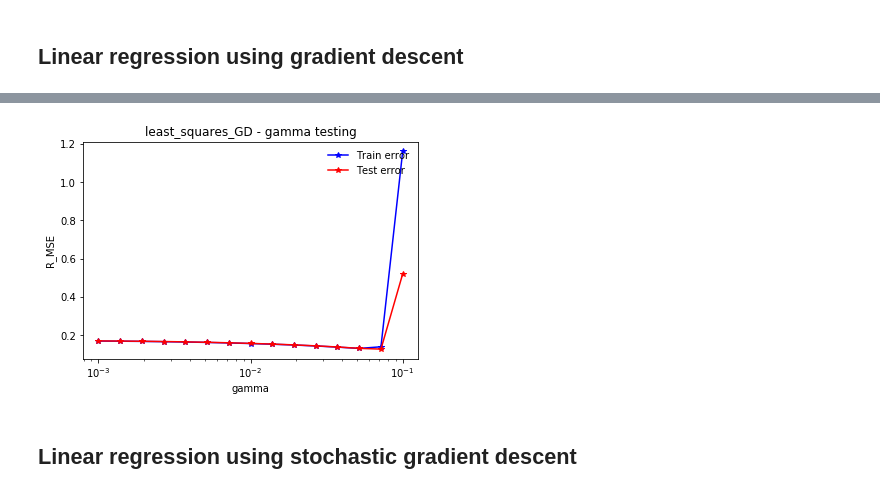
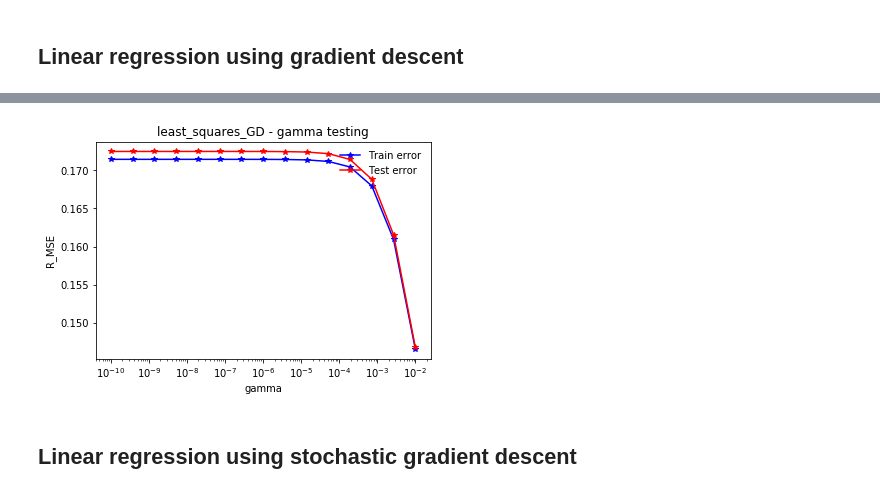
Before and after one commit to lostinstaches/HiggsBosonChallengeCERN, a Jupyter notebook: book.ipynb, the cells around one changed output, grey strips where cells are left out. Saved outputs shown, nothing was run; the diff lists cells and outputs as text; code cells hidden in the pictures.

Commit message:
general function for all types, tested on ridge, gd, sgd

```diff
--- a/book.ipynb
+++ b/book.ipynb
@@ -80,7 +80,7 @@ Preprocess done ..
 ### PLOT PLOT PLOT ### PLOT PLOT PLOT ### PLOT PLOT PLOT ### PLOT PLOT PLOT ### PLOT PLOT PLOT ###
 # %%
 # put function to helpers
-def plot_train_test(train_errors, test_errors, test_range, title, testparam):
+def plot_train_test(train_errors, test_errors, test_range, method_name, testparam):
     """
     train_errors, test_errors and lambas should be list (of the same size) the respective train error and test error for a given lambda,
     * lambda[0] = 1
@@ -93,10 +93,10 @@ def plot_train_test(train_errors, test_errors, test_range, title, testparam):
     plt.semilogx(test_range, test_errors, color='r', marker='*', label="Test error")
     plt.xlabel(testparam)
     plt.ylabel("R_MSE")
-    plt.title(title)
+    plt.title(""+method_name+" - "+testparam+" testing")
     leg = plt.legend(loc=1, shadow=True)
     leg.draw_frame(False)
-    #plt.savefig("ridge_regression")
+    plt.savefig(method_name+"_"+testparam+"_testing")
 # %%
 # defines initial w of size of features
 _features = X_train.shape[1]
@@ -114,24 +114,24 @@ def regression_gamma_testing(y, x, ratio, seed, test_range, method_name, params,
     err_train = []
     err_test = []
 
-    training_gd_tr = implementations.Training(method_name, params)
-    training_gd_te = implementations.Training(method_name, params)
+    training_tr = implementations.Training(method_name, params)
+    training_te = implementations.Training(method_name, params)
 
     for ind, new_param in enumerate(test_range):
-        training_gd_tr.params[to_test_param] = new_param
-        print("GAMMA TRAIN", training_gd_tr.params[to_test_param])
-        w_tr, mse_tr = training_gd_tr.fit(x_tr, y_tr)
+        training_tr.params[to_test_param] = new_param
+        print("GAMMA TRAIN", training_tr.params[to_test_param])
+        w_tr, mse_tr = training_tr.fit(x_tr, y_tr)
 
-        training_gd_te.params[to_test_param] = new_param
-        print("GAMMA test", training_gd_te.params[to_test_param])
-        w_te, mse_te = training_gd_te.fit(x_te, y_te)
+        training_te.params[to_test_param] = new_param
+        print("GAMMA test", training_te.params[to_test_param])
+        w_te, mse_te = training_te.fit(x_te, y_te)
 
         err_train.append(mse_tr)
         err_test.append(mse_te)
         c += 1
         print(c, "proportion={p}, gamma={g:.3f}, Training RMSE={tr:.5f}, Testing RMSE={te:.5f}".format(
                p=ratio, g=new_param, tr=err_train[ind], te=err_test[ind]))
-    plot_train_test(err_train, err_test, test_range, ""+method_name+" - "+to_test_param+" testing", to_test_param)
+    plot_train_test(err_train, err_test, test_range, method_name, to_test_param)
 # %% [markdown]
 ## Linear regression using gradient descent
 # %%
@@ -140,9 +140,9 @@ seed = 1234
 # seed for splitting
 split_ratio = ratio_for_splitting
 # range of gamma to plot (from, to, iterations)
-gamma_range_gd = np.logspace(-3, -1, 15)
+gamma_range_gd = np.logspace(-10, -2, 15)
 # iterations per gamma
-iteration_gd = 5
+iteration_gd = 10
 # params for LS-GD
 params = {
     'gamma': 0,
@@ -172,4 +172,4 @@ Gradient Descent(4/4): gamma=0.1 mse-loss=0.5197793159092452
-[figure, old version]
+[figure, new version]
 # %% [markdown]
 ## Linear regression using stochastic gradient descent
 # %%
```
Also changed, not shown: parts of 5 cells of this notebook.
